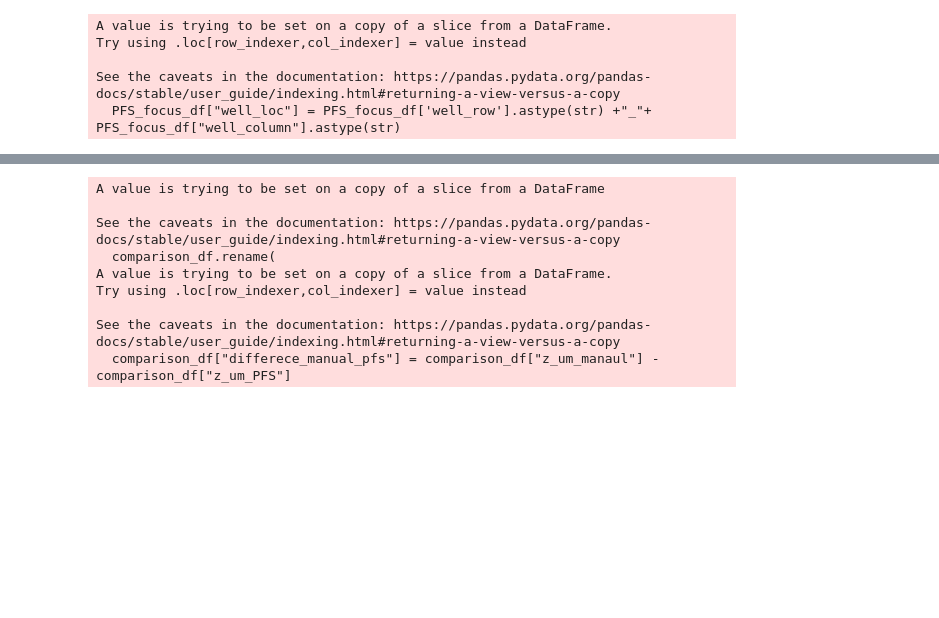
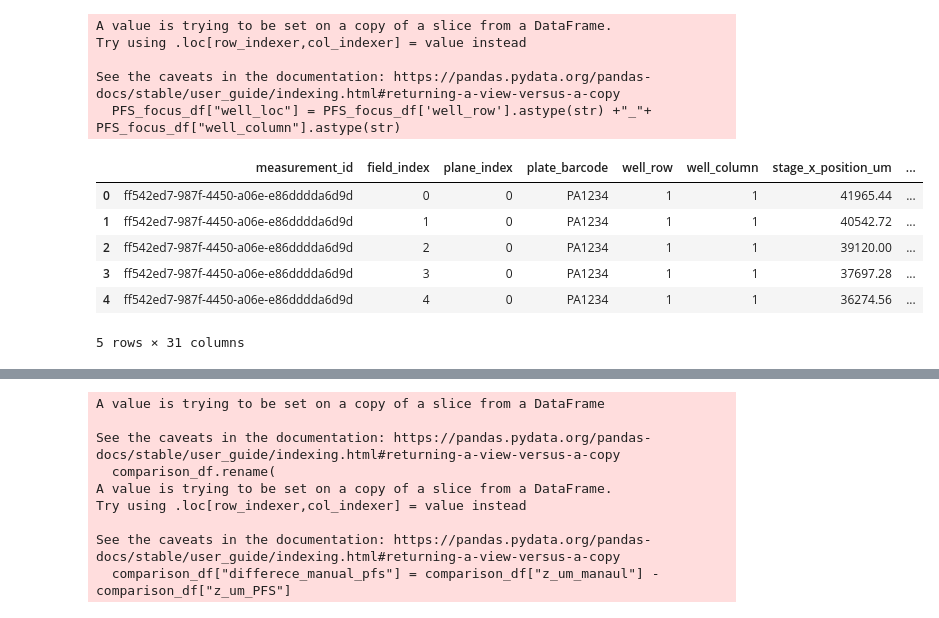
Before and after one commit to joychen-insitro/POSH, a Jupyter notebook: PFS_function_study.ipynb, the cells around one changed output, grey strips where cells are left out. Saved outputs shown, nothing was run; the diff lists cells and outputs as text; code cells hidden in the pictures; blank space fills up the shorter version.

```diff
--- a/PFS_function_study.ipynb
+++ b/PFS_function_study.ipynb
@@ -274,3 +160,13 @@ Try using .loc[row_indexer,col_indexer] = value instead
 
 See the caveats in the documentation: https://pandas.pydata.org/pandas-docs/stable/user_guide/indexing.html#returning-a-view-versus-a-copy
   PFS_focus_df["well_loc"] = PFS_focus_df['well_row'].astype(str) +"_"+ PFS_focus_df["well_column"].astype(str)
+# %%
+PFS_focus_df.head()
+# %% [output]
+|  | measurement_id | field_index | plane_index | plate_barcode | well_row | well_column | stage_x_position_um | ... |
+| 0 | ff542ed7-987f-4450-a06e-e86dddda6d9d | 0 | 0 | PA1234 | 1 | 1 | 41965.44 | ... |
+| 1 | ff542ed7-987f-4450-a06e-e86dddda6d9d | 1 | 0 | PA1234 | 1 | 1 | 40542.72 | ... |
+| 2 | ff542ed7-987f-4450-a06e-e86dddda6d9d | 2 | 0 | PA1234 | 1 | 1 | 39120.00 | ... |
+| 3 | ff542ed7-987f-4450-a06e-e86dddda6d9d | 3 | 0 | PA1234 | 1 | 1 | 37697.28 | ... |
+| 4 | ff542ed7-987f-4450-a06e-e86dddda6d9d | 4 | 0 | PA1234 | 1 | 1 | 36274.56 | ... |
+5 rows × 31 columns
```
Also changed, not shown: parts of 36 cells of this notebook.
